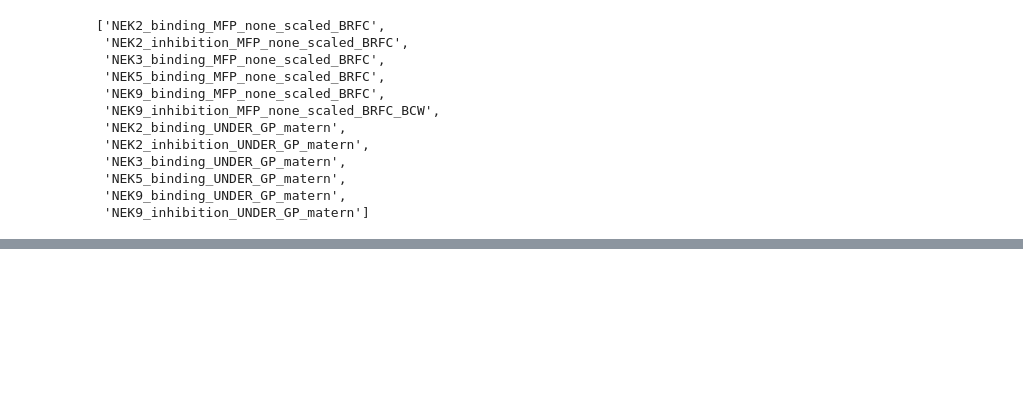
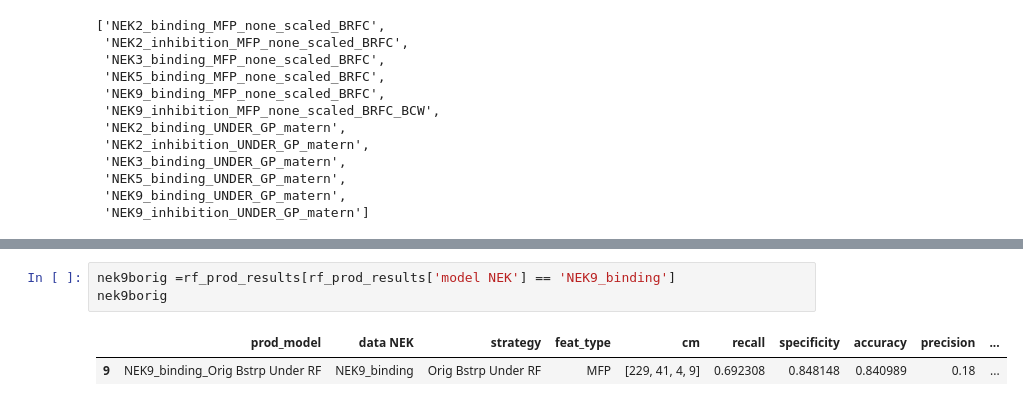
Before and after one commit to radhikasahai/ATOM_CODE, a Jupyter notebook: examples/compare_nanobret_cellular_holdout_prod.ipynb, the cells around one changed output, grey strips where cells are left out. Drawn from its saved outputs; the diff is of its cells as text; blank space fills up the shorter version.

```diff
--- a/examples/compare_nanobret_cellular_holdout_prod.ipynb
+++ b/examples/compare_nanobret_cellular_holdout_prod.ipynb
@@ -200,0 +165,6 @@ See the caveats in the documentation: https://pandas.pydata.org/pandas-docs/stab
+# %%
+nek9borig =rf_prod_results[rf_prod_results['model NEK'] == 'NEK9_binding']
+nek9borig
+# %% [output]
+|  | prod_model | data NEK | strategy | feat_type | cm | recall | specificity | accuracy | precision | ... |
+| 9 | NEK9_binding_Orig Bstrp Under RF | NEK9_binding | Orig Bstrp Under RF | MFP | [229, 41, 4, 9] | 0.692308 | 0.848148 | 0.840989 | 0.18 | ... |
```
Also changed, not shown: parts of 13 cells of this notebook.
